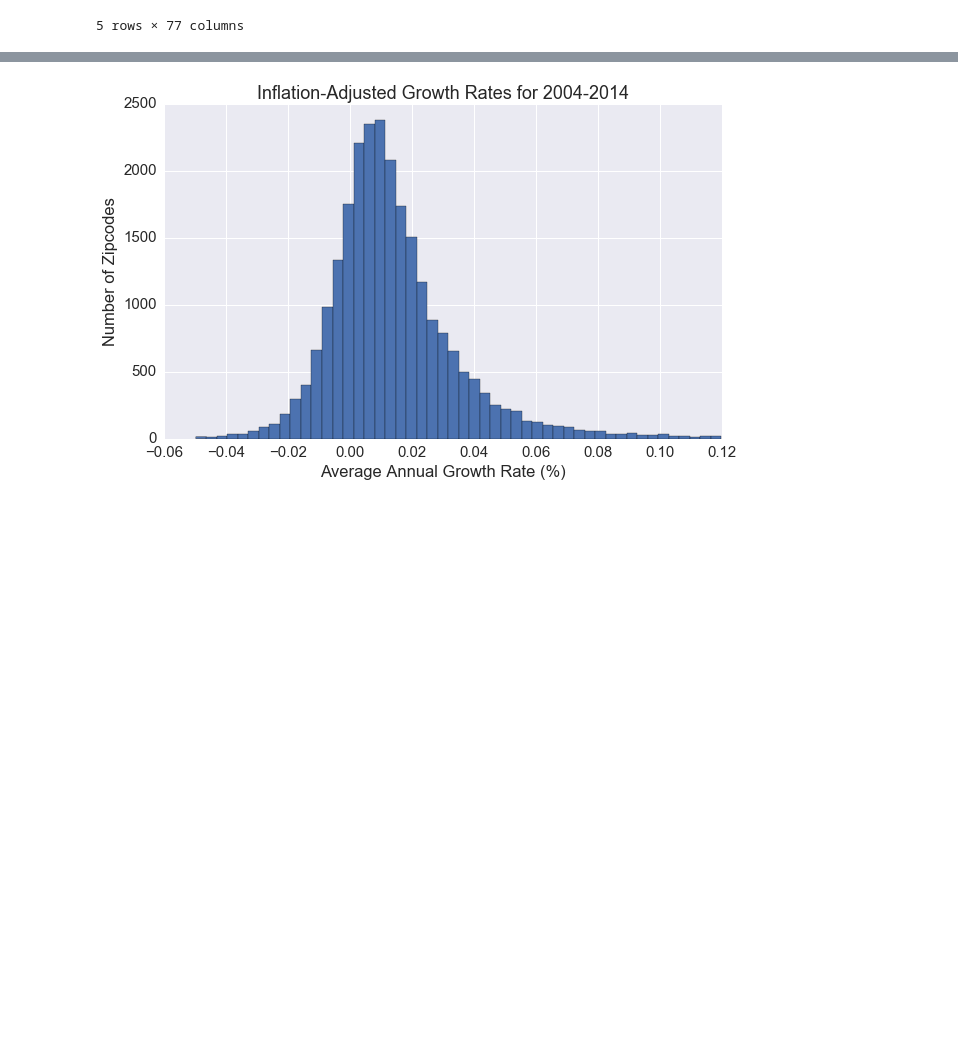
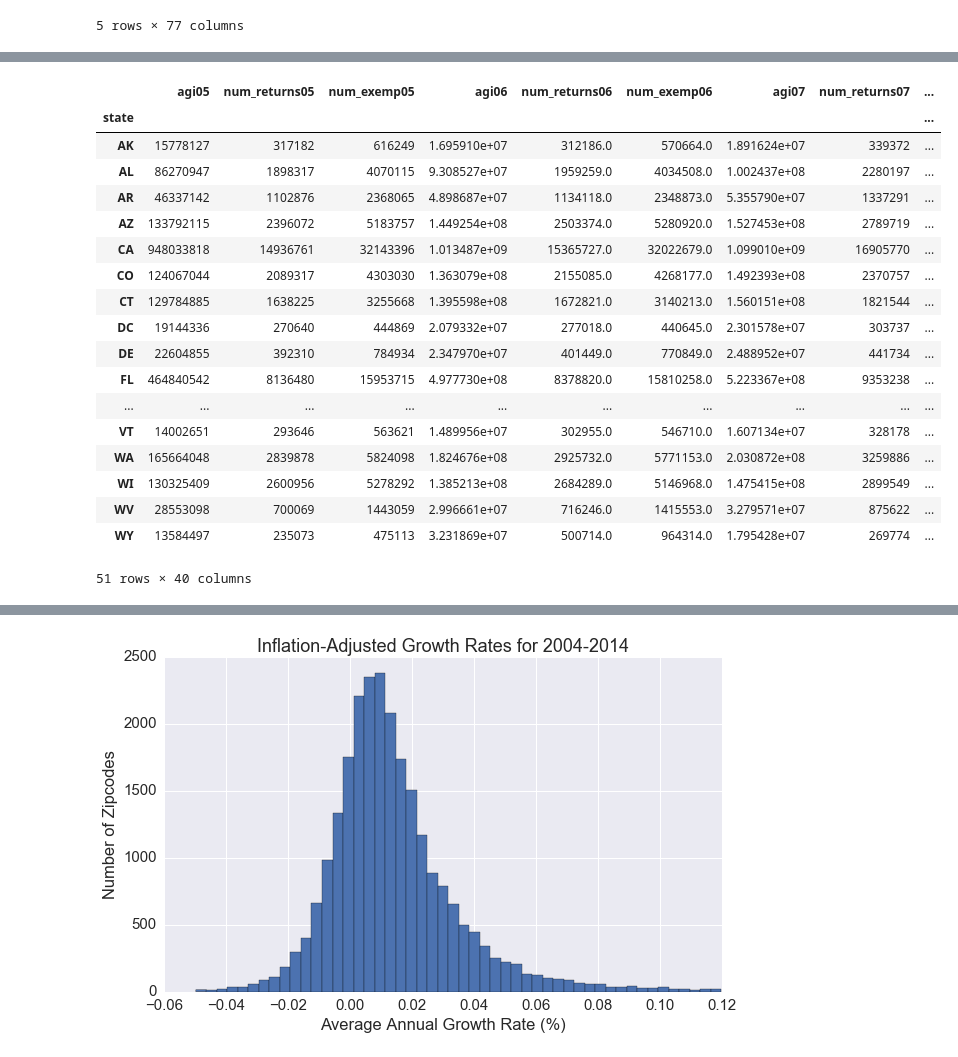
Before and after one commit to sleichen/Data-Incubator, a Jupyter notebook: DataIncubatorProjectv3.ipynb, the cells around one changed output, grey strips where cells are left out. Cells and saved outputs as stored; diff of their text form; code cells hidden in the pictures; blank space fills up the shorter version.

```diff
--- a/DataIncubatorProjectv3.ipynb
+++ b/DataIncubatorProjectv3.ipynb
@@ -85,0 +120,22 @@ for row in rand_rows:
+# %%
+pd.read_csv('agi_data', index_col = 0)
+# %% [output]
+|  | agi05 | num_returns05 | num_exemp05 | agi06 | num_returns06 | num_exemp06 | agi07 | num_returns07 | ... |
+| state |  |  |  |  |  |  |  |  | ... |
+| AK | 15778127 | 317182 | 616249 | 1.695910e+07 | 312186.0 | 570664.0 | 1.891624e+07 | 339372 | ... |
+| AL | 86270947 | 1898317 | 4070115 | 9.308527e+07 | 1959259.0 | 4034508.0 | 1.002437e+08 | 2280197 | ... |
+| AR | 46337142 | 1102876 | 2368065 | 4.898687e+07 | 1134118.0 | 2348873.0 | 5.355790e+07 | 1337291 | ... |
+| AZ | 133792115 | 2396072 | 5183757 | 1.449254e+08 | 2503374.0 | 5280920.0 | 1.527453e+08 | 2789719 | ... |
+| CA | 948033818 | 14936761 | 32143396 | 1.013487e+09 | 15365727.0 | 32022679.0 | 1.099010e+09 | 16905770 | ... |
+| CO | 124067044 | 2089317 | 4303030 | 1.363079e+08 | 2155085.0 | 4268177.0 | 1.492393e+08 | 2370757 | ... |
+| CT | 129784885 | 1638225 | 3255668 | 1.395598e+08 | 1672821.0 | 3140213.0 | 1.560151e+08 | 1821544 | ... |
+| DC | 19144336 | 270640 | 444869 | 2.079332e+07 | 277018.0 | 440645.0 | 2.301578e+07 | 303737 | ... |
+| DE | 22604855 | 392310 | 784934 | 2.347970e+07 | 401449.0 | 770849.0 | 2.488952e+07 | 441734 | ... |
+| FL | 464840542 | 8136480 | 15953715 | 4.977730e+08 | 8378820.0 | 15810258.0 | 5.223367e+08 | 9353238 | ... |
+| ... | ... | ... | ... | ... | ... | ... | ... | ... | ... |
+| VT | 14002651 | 293646 | 563621 | 1.489956e+07 | 302955.0 | 546710.0 | 1.607134e+07 | 328178 | ... |
+| WA | 165664048 | 2839878 | 5824098 | 1.824676e+08 | 2925732.0 | 5771153.0 | 2.030872e+08 | 3259886 | ... |
+| WI | 130325409 | 2600956 | 5278292 | 1.385213e+08 | 2684289.0 | 5146968.0 | 1.475415e+08 | 2899549 | ... |
+| WV | 28553098 | 700069 | 1443059 | 2.996661e+07 | 716246.0 | 1415553.0 | 3.279571e+07 | 875622 | ... |
+| WY | 13584497 | 235073 | 475113 | 3.231869e+07 | 500714.0 | 964314.0 | 1.795428e+07 | 269774 | ... |
+51 rows × 40 columns
```
Also changed, not shown: parts of 13 cells of this notebook, 30 other files.
